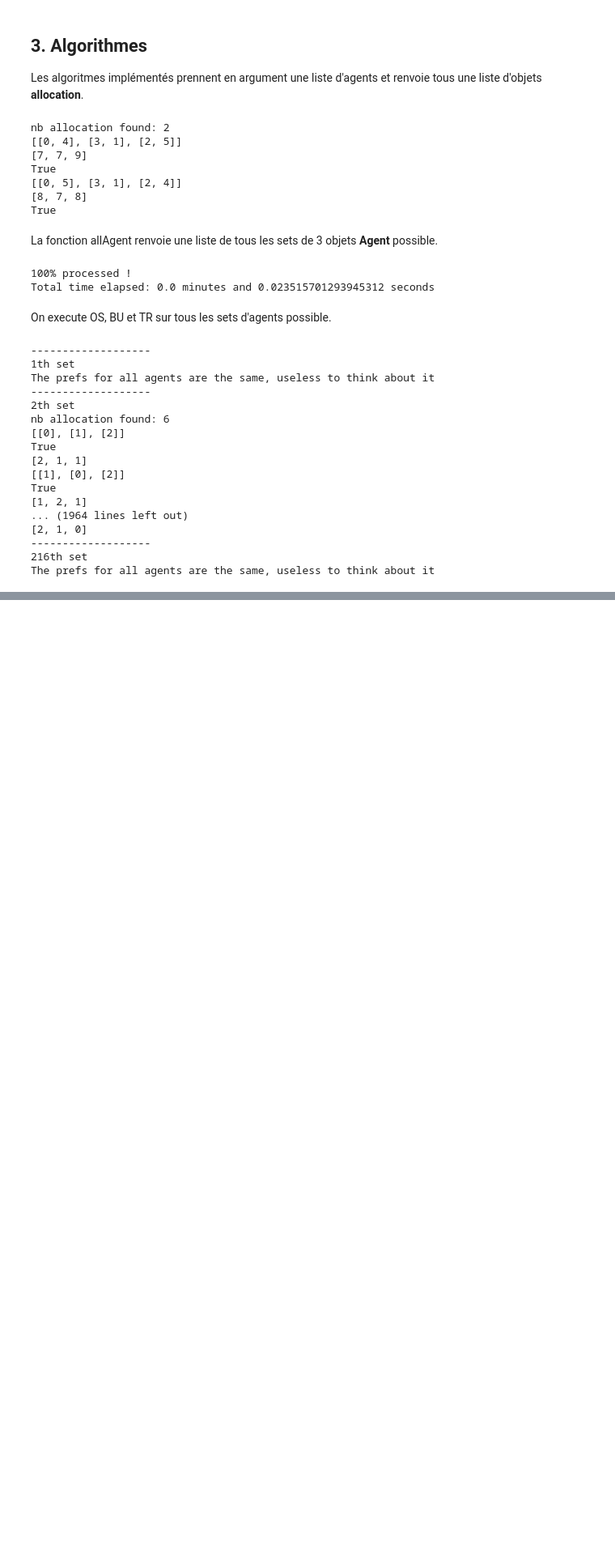
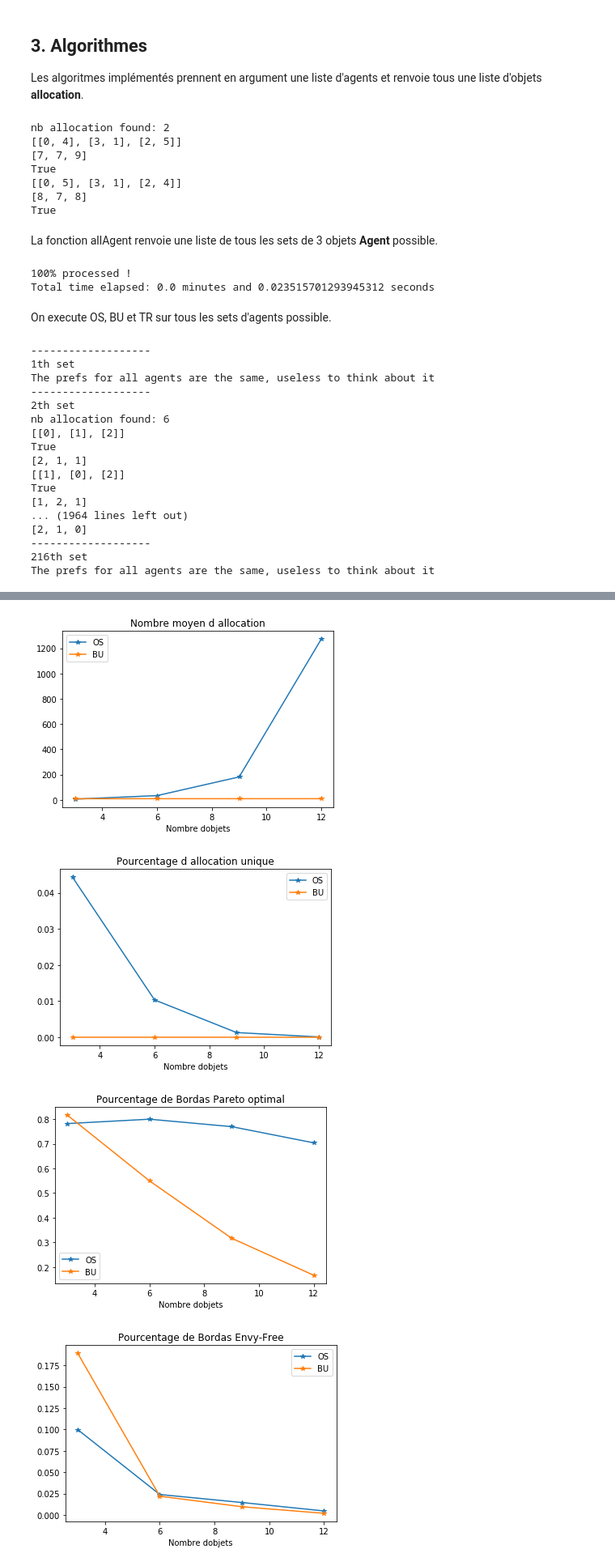
Before and after one commit to elias-hanna/3_player_fair_div, a Jupyter notebook: 3_player_fair_div.ipynb, the cells around one changed output, grey strips where cells are left out. Shown: that part at 81% size. Drawn from its saved outputs; the diff is of its cells as text; code cells hidden in the pictures; blank space fills up the shorter version.

```diff
--- a/3_player_fair_div.ipynb
+++ b/3_player_fair_div.ipynb
@@ -166,6 +168,6 @@ Ces valeurs sont ensuites réutilisées pour produire les tableaux plus loins da
 # %%
-nb_rep = 10000
-nb_objets_max = 6
+nb_rep = 1000
+nb_objets_max = 12
 
 total_allocs_OS = [0]*(nb_objets_max//3)
 total_allocs_BU = [0]*(nb_objets_max//3)
@@ -237,11 +239,12 @@ Total time elapsed: 0.0 minutes and 53.51916193962097 seconds
 # %%
-print(total_allocs_OS, total_borda_pareto_optimal_OS, total_borda_envy_free_OS)
-print(total_allocs_BU, total_borda_pareto_optimal_BU, total_borda_envy_free_BU)
-total_allocs_OS=[1,1]
-total_allocs_BU=[1,1]
-result_avg=[[i/nb_rep for i in total_allocs_OS], [i/nb_rep] for i in total_allocs_BU]
-result_uni=[total_borda_pareto_optimal_OS[i]/total_allocs_OS[i] for i in range(len(total_allocs_OS)), total_borda_pareto_optimal_BU[i]/total_allocs_BU[i] for i in range(len(total_allocs_OS))]
-result_par=[total_borda_pareto_optimal_OS[i]/total_allocs_OS[i] for i in range(len(total_allocs_OS)), total_borda_pareto_optimal_BU[i]/total_allocs_BU[i] for i in range(len(total_allocs_OS))]
-result_env=[total_borda_envy_free_OS[i]/total_allocs_OS[i] for i in range(len(total_allocs_OS)), total_borda_envy_free_BU[i]/total_allocs_BU[i] for i in range(len(total_allocs_OS))]
-print result_avg
+#print(total_allocs_OS, total_borda_pareto_optimal_OS, total_borda_envy_free_OS)
+#print(total_allocs_BU, total_borda_pareto_optimal_BU, total_borda_envy_free_BU)
+
+#result_avg=[[i/nb_rep for i in total_allocs_OS], [i/nb_rep] for i in total_allocs_BU]
+result_avg = [ [i/nb_rep for i in total_allocs_OS], [j/nb_rep for j in total_allocs_BU] ]
+result_uni=[[total_unique_allocs_OS[i]/total_allocs_OS[i] for i in range(len(total_allocs_OS))], [total_unique_allocs_BU[i]/total_allocs_BU[i] for i in range(len(total_allocs_OS))]]
+result_env=[[total_borda_envy_free_OS[i]/total_allocs_OS[i] for i in range(len(total_allocs_OS))], [total_borda_envy_free_BU[i]/total_allocs_BU[i] for i in range(len(total_allocs_OS))]]
+result_par=[[total_borda_pareto_optimal_OS[i]/total_allocs_OS[i] for i in range(len(total_allocs_OS))], [total_borda_pareto_optimal_BU[i]/total_allocs_BU[i] for i in range(len(total_allocs_OS))]]
+
+print(result_avg, result_uni, result_env, result_par)
 # %% [output]
@@ -251,35 +252,40 @@ print result_avg
 # %%
 name_label=['OS','BU']
-xp=[3,6]
+xp=[3,6, 9, 12]
 results=[[2,3,5], [2,6,9]]
 for i in range(len(results)):
     plt.plot(xp,result_avg[i],'-*',label=name_label[i])
 
 plt.legend()
 plt.xlabel('Nombre dobjets')
 plt.title('Nombre moyen d allocation')
 plt.show()
 
 for i in range(len(results)):
     plt.plot(xp,result_uni[i],'-*',label=name_label[i])
 
 plt.legend()
 plt.xlabel('Nombre dobjets')
 plt.title('Pourcentage d allocation unique')
 plt.show()
 
 for i in range(len(results)):
     plt.plot(xp,result_par[i],'-*',label=name_label[i])
 
 plt.legend()
 plt.xlabel('Nombre dobjets')
 plt.title('Pourcentage de Bordas Pareto optimal')
 plt.show()
 
 for i in range(len(results)):
     plt.plot(xp,result_env[i],'-*',label=name_label[i])
 
 plt.legend()
 plt.xlabel('Nombre dobjets')
 plt.title('Pourcentage de Bordas Envy-Free')
 plt.show()
+# %% [output]
+[figure, added]
+[figure, added]
+[figure, added]
+[figure, added]
```
Also changed, not shown: parts of 4 cells of this notebook.
